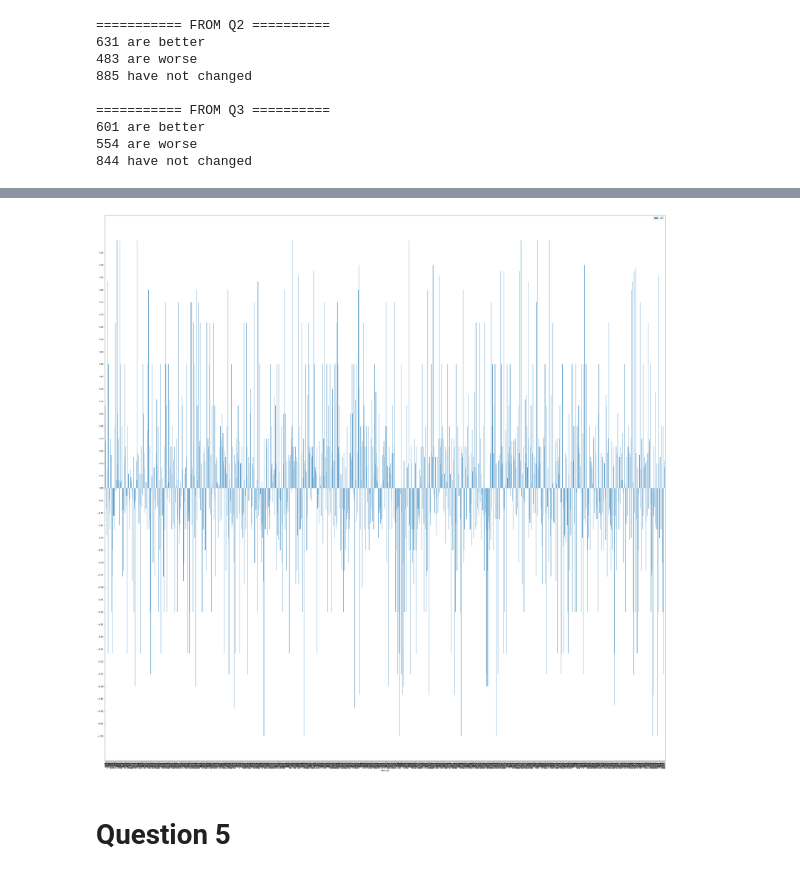
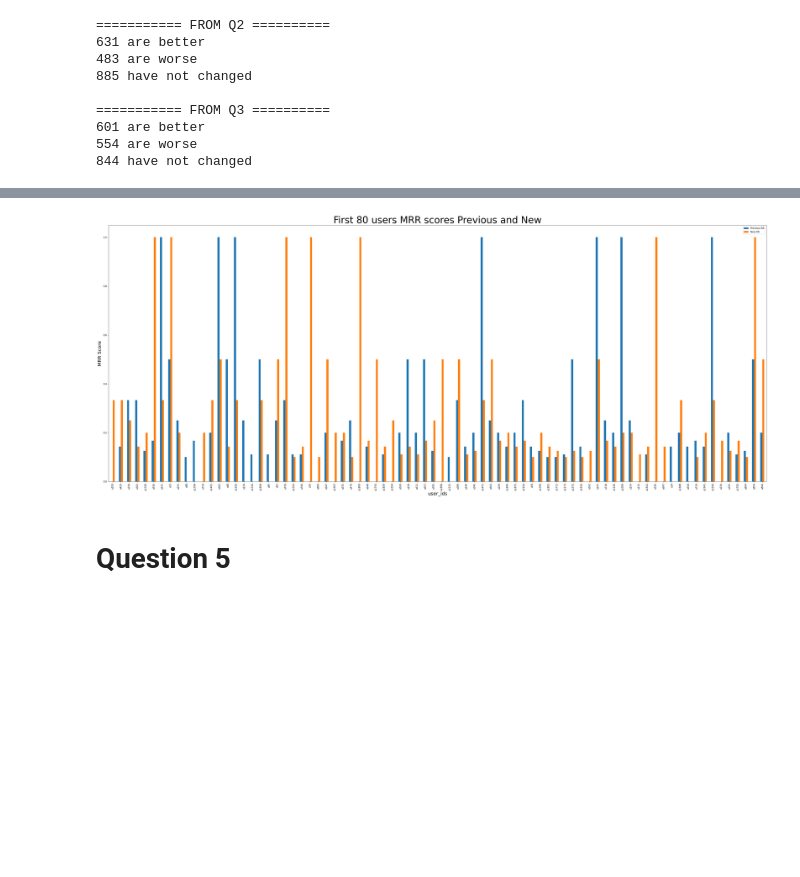
Before and after one commit to podyssea/RecommenderSystems, a Jupyter notebook: RecSys_coursework_2021_2210049p.ipynb, the cells around one changed output, grey strips where cells are left out. Cells and saved outputs as stored; diff of their text form; code cells hidden in the pictures; blank space fills up the shorter version.

Commit message:
plot added and commenting added 3c remains

```diff
--- a/RecSys_coursework_2021_2210049p.ipynb
+++ b/RecSys_coursework_2021_2210049p.ipynb
@@ -706,8 +707,8 @@ print(sum(i == 0 for i in diff_q3_q4), "have not changed")
 # %%
 #Create a dataframe that has the item ids, the previous RR and the RR obtained from the combsum model we created
 ## we create another column named diff to pass in the difference
-data = {'item_ids' : uid_map.keys(), 'Previous RR': q3_mrr_scores, 'New RR': q4_mrr_scores}
+data = {'user_ids' : uid_map.keys(), 'Previous RR': q3_mrr_scores, 'New RR': q4_mrr_scores}
 RR_df = pd.DataFrame(data)
 RR_df["diff"] = RR_df['New RR'] - RR_df['Previous RR']
 RR_df = RR_df[RR_df['diff'] != 0]
-RR_df
+RR_to_plot = RR_df[['user_ids', 'Previous RR', 'New RR']]
@@ -728,12 +715,13 @@ RR_df
 # %%
 #we plot a bar chart of the old RR and the new RR for each user
-RR_df.plot(x ='item_ids', y='diff', kind = 'bar', figsize=(50,50))
-y_ticks = np.arange(-1, 1, 0.05)
-plt.yticks(y_ticks)
-plt.xticks(rotation=90)
+## for the first 100 values
+RR_to_plot.head(80).plot.bar(x='user_ids',rot=90, figsize = (50,20))
+plt.xlabel('user_ids', fontsize = 20)
+plt.ylabel('MRR Score', fontsize = 20)
+plt.title('First 80 users MRR scores Previous and New', fontsize = 40)
 plt.show()
 # %% [output]
-[figure, old version]
+[figure, new version]
 # %% [markdown]
 # Question 5
 # %%
```
Also changed, not shown: parts of 9 cells of this notebook.
